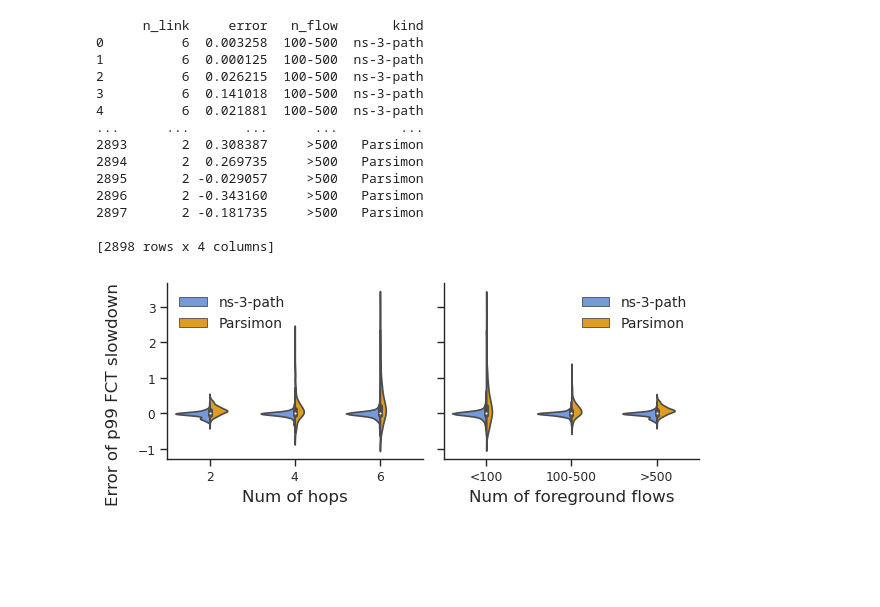
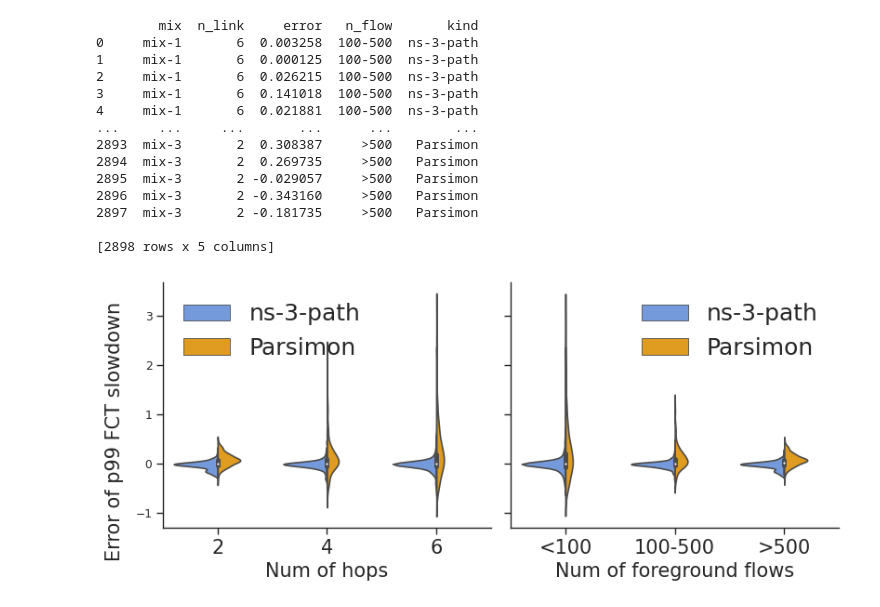
Before and after one commit to uw-polestar/parsimon-eval, a Jupyter notebook: expts/fig_8/analysis/main_motivation.ipynb, the cells around one changed output. Drawn from its saved outputs; the diff is of its cells as text; code cells hidden in the pictures; blank space fills up the shorter version.

```diff
--- a/expts/fig_8/analysis/main_motivation.ipynb
+++ b/expts/fig_8/analysis/main_motivation.ipynb
@@ -110,7 +108,11 @@ plot_data=[]
 plot_data_n_flows=[]
 plot_data_n_link=[]
 target_mix_list=[20,179,12]
-for mix_id in target_mix_list:
+plot_data_mix=[]
+plot_data_per_mix=[]
+plot_data_n_flow_per_mix=[]
+legend_per_mix=[]
+for mix_idx,mix_id in enumerate(target_mix_list):
     print(f"mix_id: {mix_id}")
     tmp=p99_sldn_path[mix_id]
     plot_data.extend(tmp)
@@ -121,10 +123,22 @@ for mix_id in target_mix_list:
     tmp_n_link=n_link_per_path_dict[mix_id]
     plot_data_n_link.extend(tmp_n_link)
 
+    plot_data_mix.extend([f'mix-{mix_idx+1}']*len(tmp))
+
+    tmp=np.array(p99_sldn_path[mix_id]).transpose()
+    for i in range(1, tmp.shape[0]):
+        tmp[i]=((tmp[i]-tmp[0])/tmp[0])
+        plot_data_per_mix.append(np.array(tmp[i]))
+        legend_per_mix.append(f'{legend_list[i]}: mix-{mix_idx+1}')
+
+    plot_data_n_flow_per_mix.append(np.array(n_flows_per_path_dict[mix_id]).transpose())
+
+plot_cdf(plot_data_per_mix,'figs/motivation_error_path.pdf',legend_per_mix,'Error of p99 FCT slowdown',legend_font=15,group_size=2,loc=4,rotate_xaxis=False)
+
 plot_data=np.array(plot_data).transpose()
 plot_data_n_flows=np.array(plot_data_n_flows).transpose()
 plot_data_n_link=np.array(plot_data_n_link).transpose()
-
+print([x.shape for x in plot_data_n_flow_per_mix])
 print(f"plot_data: {plot_data.shape}, plot_data_n_flows: {plot_data_n_flows.shape}, plot_data_n_link: {plot_data_n_link.shape}")
 
 plot_cdf(plot_data,None,legend_list,'P99 slowdown',legend_font=20,group_size=len(plot_data),loc=4,rotate_xaxis=False)
@@ -137,7 +151,7 @@ plot_cdf(error_abs,None,[legend_list[i] for i in range(1,len(legend_list))],'Err
 error_real=[]
 for i in range(1,len(plot_data)):
     error_real.append((plot_data[i]-plot_data[0])/plot_data[0])
-plot_cdf(error_real,'figs/motivation_error_path.pdf',[legend_list[i] for i in range(1,len(legend_list))],'Error of p99 FCT slowdown',legend_font=20,group_size=len(error_real),loc=4,rotate_xaxis=False)
+plot_cdf(error_real,None,[legend_list[i] for i in range(1,len(legend_list))],'Error of p99 FCT slowdown',legend_font=20,group_size=len(error_real),loc=4,rotate_xaxis=False)
 
 figure, ax = plt.subplots(figsize=(8, 6))
 error_real=np.array(error_real)
@@ -165,7 +179,7 @@ plt.ylabel('Real P99 slowdown estimation error', fontsize=_fontsize)
 plt.ylim(-1.0,1.0)
 plt.show()
 
-plot_cdf(plot_data_n_flows,'figs/motivation_n_flows.pdf',['Foreground','Background'],'Num of flows per path',legend_font=20,group_size=len(plot_data),loc='center right',rotate_xaxis=False,log_switch=True)
+plot_cdf(plot_data_n_flows,None,['Foreground','Background'],'Num of flows per path',legend_font=20,group_size=len(plot_data),loc='center right',rotate_xaxis=False,log_switch=True)
 # %% [output]
 mix_id: 20
 mix_id: 179
@@ -185,11 +327,12 @@ plot_data: (3, 1449), plot_data_n_flows: (2, 1449), plot_data_n_link: (1449,)
 # %%
 def violins(df):
     xs_labels_orders_rot = [
+        # ('mix', 'Various mixes', ['mix-1', 'mix-2', 'mix-3'], 0),
         ('n_link', 'Num of hops', [2, 4, 6], 0),
         ('n_flow', 'Num of foreground flows', ['<100', '100-500', '>500'], 0),
     ]
     legend_loc_list=['upper left','upper right']
-    fig, axs = plt.subplots(nrows=1, ncols=2, figsize=(6.2, 2.5), sharey=True)
+    fig, axs = plt.subplots(nrows=1, ncols=2, figsize=(8.2, 3.5), sharey=True)
 
     for i, (x, label, order, rot) in enumerate(xs_labels_orders_rot):
 
@@ -207,58 +350,62 @@ def violins(df):
             split=True,
             palette=color_list,
         )
-        ax.set_xlabel(label,fontsize=12)
+        ax.set_xlabel(label,fontsize=15)
         for tick in ax.get_xticklabels():
             tick.set_rotation(rot)
+            tick.set_fontsize(15)
         ax.set_ylabel('')
     # Remove "kind" from the legend
     for idx,ax in enumerate(axs.flat):
         handles, labels = ax.get_legend_handles_labels()
-        ax.legend(handles=handles[0:], labels=labels[0:],frameon=False,loc=legend_loc_list[idx],prop={"size": 10})
+        ax.legend(handles=handles[0:], labels=labels[0:],frameon=False,loc=legend_loc_list[idx],prop={"size": 18})
     sns.despine()
-    fig.supylabel('Error of p99 FCT slowdown',fontsize=12)
+
+    fig.supylabel('Error of p99 FCT slowdown',fontsize=15)
     fig.tight_layout()
 
 # Assuming records and 'kind' column are defined somewhere in your script
 n_flow_str_list=[]
 for n_flow in plot_data_n_flows[0]:
     if n_flow<100:
         n_flow_str_list.append('<100')
     elif n_flow<500:
         n_flow_str_list.append('100-500')
     else:
         n_flow_str_list.append('>500')
 df_ns3_path = pd.DataFrame({
+    'mix': plot_data_mix,
     'n_link': plot_data_n_link,
     'error': error_real[0],
     'n_flow': n_flow_str_list,
 })
 
 df_pmn = pd.DataFrame({
+    'mix': plot_data_mix, # 'Various mixes
     'n_link': plot_data_n_link,
     'error': error_real[1],
     'n_flow': n_flow_str_list,
 })
 
 df_ns3_path['kind'] = 'ns-3-path'
 df_pmn['kind'] = 'Parsimon'
 df_violin = pd.concat([df_ns3_path,df_pmn], ignore_index=True)
 print(df_violin)
 violins(df_violin)
 plt.savefig('figs/motivation_violin.pdf', bbox_inches='tight')
 # %% [output]
-      n_link     error   n_flow       kind
-0          6  0.003258  100-500  ns-3-path
-1          6  0.000125  100-500  ns-3-path
-2          6  0.026215  100-500  ns-3-path
-3          6  0.141018  100-500  ns-3-path
-4          6  0.021881  100-500  ns-3-path
-...      ...       ...      ...        ...
-2893       2  0.308387     >500   Parsimon
-2894       2  0.269735     >500   Parsimon
-2895       2 -0.029057     >500   Parsimon
-2896       2 -0.343160     >500   Parsimon
-2897       2 -0.181735     >500   Parsimon
+        mix  n_link     error   n_flow       kind
+0     mix-1       6  0.003258  100-500  ns-3-path
+1     mix-1       6  0.000125  100-500  ns-3-path
+2     mix-1       6  0.026215  100-500  ns-3-path
+3     mix-1       6  0.141018  100-500  ns-3-path
+4     mix-1       6  0.021881  100-500  ns-3-path
+...     ...     ...       ...      ...        ...
+2893  mix-3       2  0.308387     >500   Parsimon
+2894  mix-3       2  0.269735     >500   Parsimon
+2895  mix-3       2 -0.029057     >500   Parsimon
+2896  mix-3       2 -0.343160     >500   Parsimon
+2897  mix-3       2 -0.181735     >500   Parsimon
 
-[2898 rows x 4 columns]
+[2898 rows x 5 columns]
-[figure, old version]
+[figure, new version]
```
Also changed, not shown: parts of 4 cells of this notebook, 12 other files.
